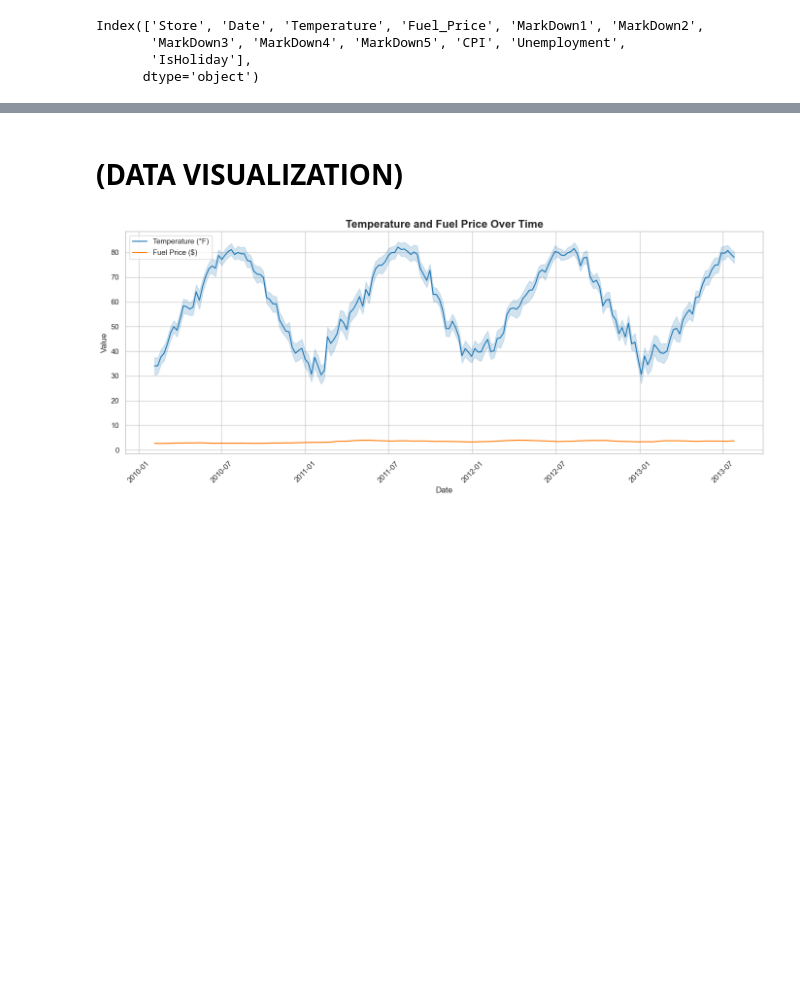
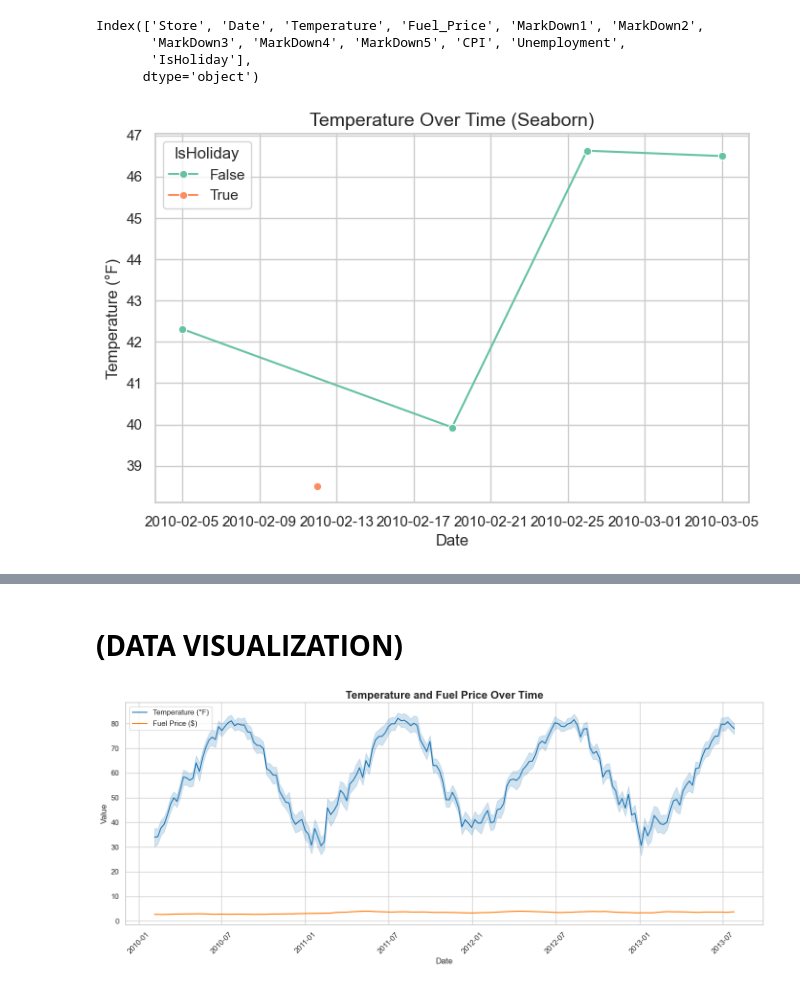
Before and after one commit to yuna639/practice-funicular1, a Jupyter notebook: jupyter_notebooks/Data_Visualization copy.ipynb, the cells around one changed output, grey strips where cells are left out. Saved outputs shown, nothing was run; the diff lists cells and outputs as text; code cells hidden in the pictures; blank space fills up the shorter version.

Commit message:
Add Seaborn and Matplotlib visualizations and update dataset

```diff
--- a/jupyter_notebooks/Data_Visualization copy.ipynb
+++ b/jupyter_notebooks/Data_Visualization copy.ipynb
@@ -97,3 +98,37 @@ Index(['Store', 'Date', 'Temperature', 'Fuel_Price', 'MarkDown1', 'MarkDown2',
 df.rename(columns=lambda x: x.strip(), inplace=True)
 # %%
 df['Date'] = pd.to_datetime(df['Date'], dayfirst=True, errors='coerce')
+# %%
+import pandas as pd
+import seaborn as sns
+import matplotlib.pyplot as plt
+
+# Sample dataset
+data = {
+    'Store': [1, 1, 1, 1, 1],
+    'Date': ['2010-02-05', '2010-02-12', '2010-02-19', '2010-02-26', '2010-03-05'],
+    'Temperature': [42.31, 38.51, 39.93, 46.63, 46.50],
+    'Fuel_Price': [2.572, 2.548, 2.514, 2.561, 2.625],
+    'MarkDown1': [0, 0, 0, 0, 0],
+    'MarkDown2': [0, 0, 0, 0, 0],
+    'MarkDown3': [0, 0, 0, 0, 0],
+    'MarkDown4': [0, 0, 0, 0, 0],
+    'MarkDown5': [0, 0, 0, 0, 0],
+    'CPI': [211.096358, 211.242170, 211.289143, 211.319643, 211.350143],
+    'Unemployment': [8.106, 8.106, 8.106, 8.106, 8.106],
+    'IsHoliday': [False, True, False, False, False]
+}
+
+df = pd.DataFrame(data)
+df['Date'] = pd.to_datetime(df['Date'])
+
+# Seaborn lineplot
+sns.set(style="whitegrid")
+plt.figure(figsize=(8, 5))
+sns.lineplot(data=df, x='Date', y='Temperature', marker='o', hue='IsHoliday', palette='Set2')
+plt.title("Temperature Over Time (Seaborn)", fontsize=14)
+plt.xlabel("Date")
+plt.ylabel("Temperature (°F)")
+plt.show()
+# %% [output]
+[figure, added]
```
Also changed, not shown: parts of 18 cells of this notebook.
